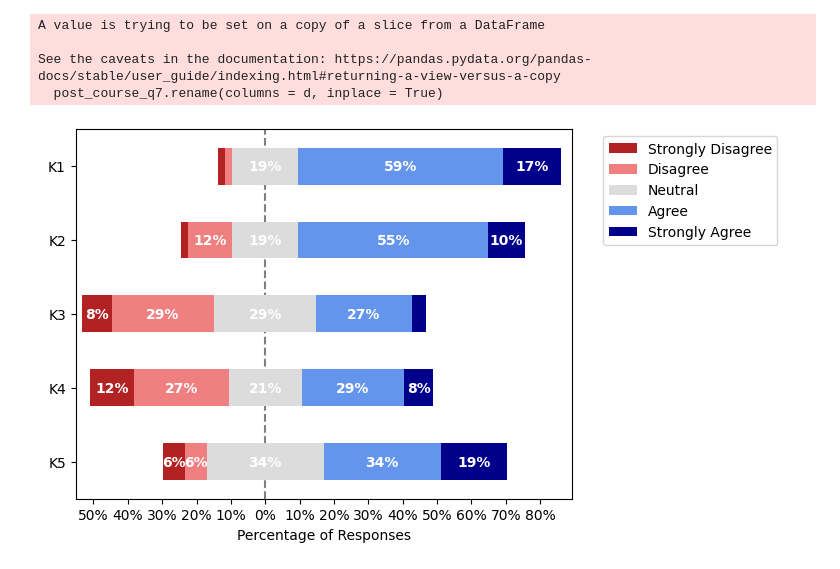
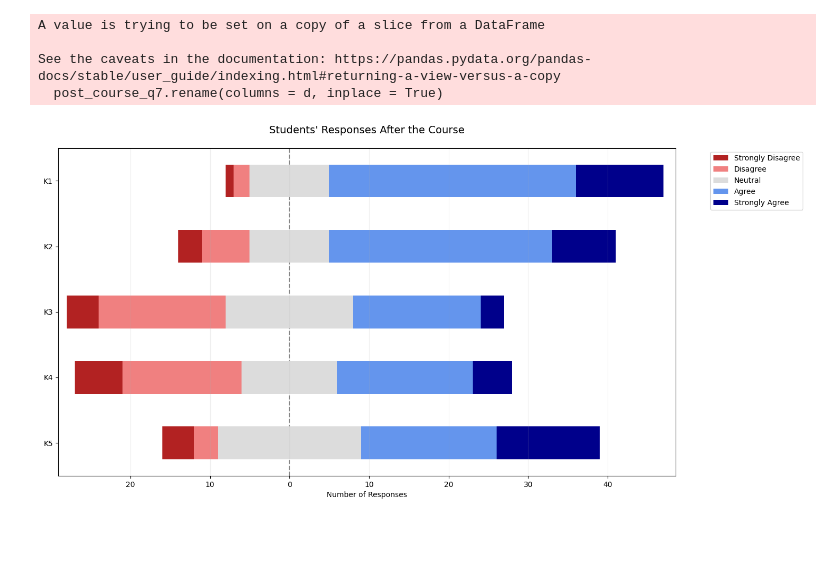
Before and after one commit to kwangyy/electro-analysis, a Jupyter notebook: q7_analysis.ipynb, the cells around one changed output. Saved outputs shown, nothing was run; the diff lists cells and outputs as text; code cells hidden in the pictures; blank space fills up the shorter version.

```diff
--- a/q7_analysis.ipynb
+++ b/q7_analysis.ipynb
@@ -34,14 +35,32 @@ post_course_q7 = post_course_q7.drop(6)
 post_course_q7.reset_index(inplace=True, drop = True)
 
 scale = ['Strongly Disagree', 'Disagree', 'Neutral', 'Agree', 'Strongly Agree']
-# %%
-import matplotlib.pyplot as plt
-import plot_likert
-axes = plot_likert.plot_likert(post_course_q7, scale, plot_percentage = True, bar_labels = True)
-axes.set_title("")
-axes.get_figure().savefig('Divergent Barchart.jpg', dpi = 1920, bbox_inches = "tight")
-# %% [output]
-[figure, removed]
+# %%
+import matplotlib.pyplot as plt
+import plot_likert
+
+axes = plot_likert.plot_likert(
+    post_course_q7,
+    scale,
+    figsize=(15, 8),  # Wider figure for better readability
+    xtick_interval=10,  # Show ticks at 10% intervals
+    label_max_width=50,  # Wrap long labels at 50 characters
+)
+
+# Customize the plot further
+axes.set_title("Students' Responses After the Course", pad=20, fontsize=14)
+axes.grid(axis='x', alpha=0.2)  # Light grid lines for easier reading
+
+# Save with high quality
+plt.savefig(
+    'Divergent Barchart.jpg',
+    dpi=1920,
+    bbox_inches="tight",
+    facecolor='white'
+)
+plt.show()
+# %% [output]
+[figure, added]
 # %%
 post_course_q7_sum = pd.DataFrame()
 for column in post_course_q7:
```
Also changed, not shown: parts of 4 cells of this notebook, 13 other files.
